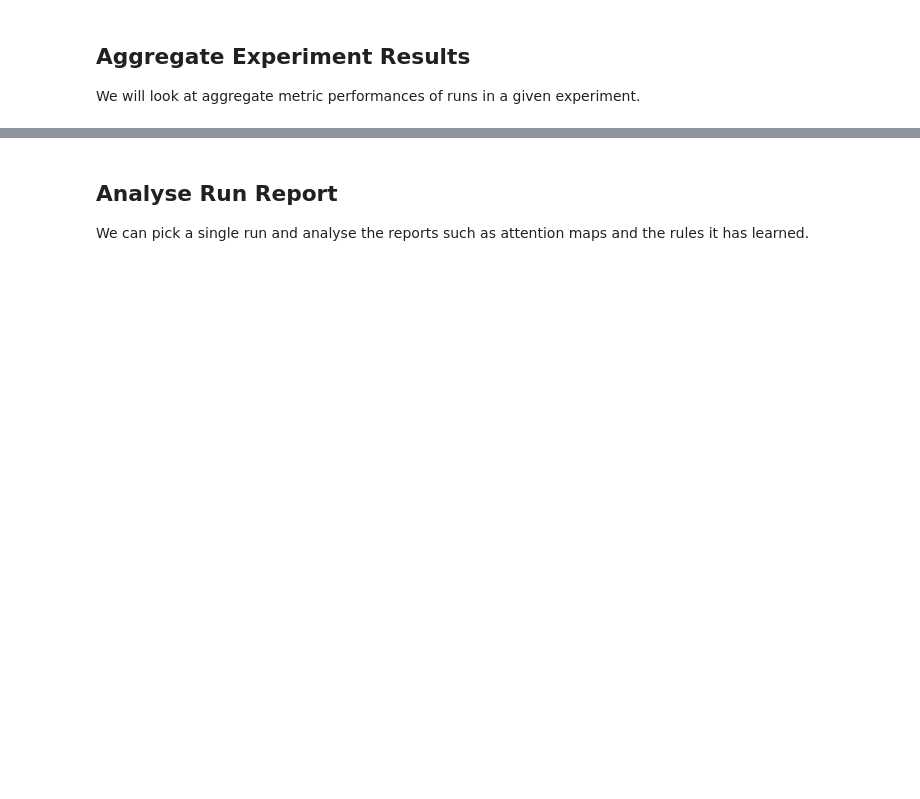
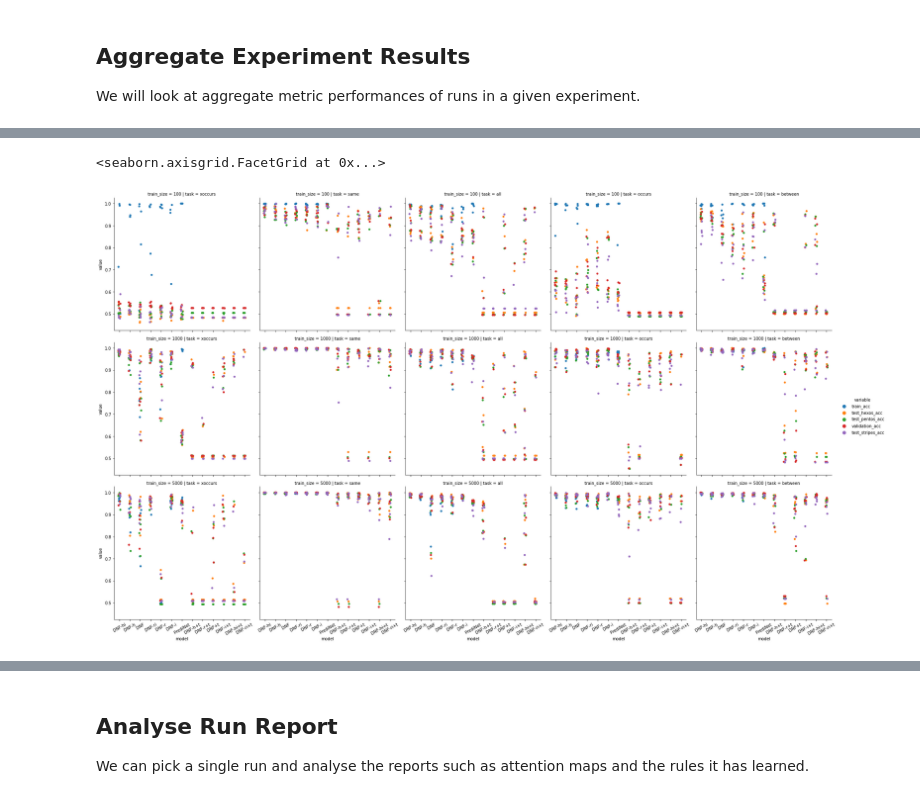
Before and after one commit to nuric/pix2rule, a Jupyter notebook: analyse_relsgame.ipynb, the cells around one changed output, grey strips where cells are left out. Saved outputs shown, nothing was run; the diff lists cells and outputs as text; code cells hidden in the pictures; blank space fills up the shorter version.

```diff
--- a/analyse_relsgame.ipynb
+++ b/analyse_relsgame.ipynb
@@ -88,0 +180,13 @@ sns.relplot(x='epoch', y='value', hue='variable', kind='line', row='relsgame_tas
+# %%
+# Take the best point in the run for non-thresholded results and predinet
+def take_best_epoch(edata: pd.DataFrame) -> pd.DataFrame:
+    """Take the best epoch for each model in the dataframe."""
+    # We will take the best validation accuracy as the best point
+    best_idxs = edata.groupby(['run_id'])['validation_acc'].idxmax()
+    best_data = edata.iloc[best_idxs]
+    best_data.set_index('run_id', inplace=True)
+    assert best_data.index.is_unique, f"Best data has non-unique run ids: {best_data.index}"
+    return best_data
+
+best_data = take_best_epoch(exp_data)
+best_data
@@ -88,0 +208,7 @@ sns.relplot(x='epoch', y='value', hue='variable', kind='line', row='relsgame_tas
+# %%
+# Now merge in the thresholded values
+run_metadata = best_data[['train_size', 'task', 'run_count', 'model']]
+pruning_with_metadata = pruning_data.join(run_metadata)
+pruning_with_metadata['model'] += '+t'
+all_data = pd.concat([best_data, pruning_with_metadata])
+all_data
@@ -88,0 +230,8 @@ sns.relplot(x='epoch', y='value', hue='variable', kind='line', row='relsgame_tas
+# %%
+# Time to plot everything (!)
+melted_data = pd.melt(all_data, id_vars=['model', 'task', 'train_size'], value_vars=all_data.columns[all_data.columns.str.contains('acc')])
+g = sns.catplot(x='model', y='value', hue='variable', col='task', row='train_size', kind='strip', data=melted_data)
+g.set_xticklabels(rotation=30)
+# %% [output]
+<seaborn.axisgrid.FacetGrid at 0x...>
+[figure, added]
```
Also changed, not shown: parts of 45 cells of this notebook.
